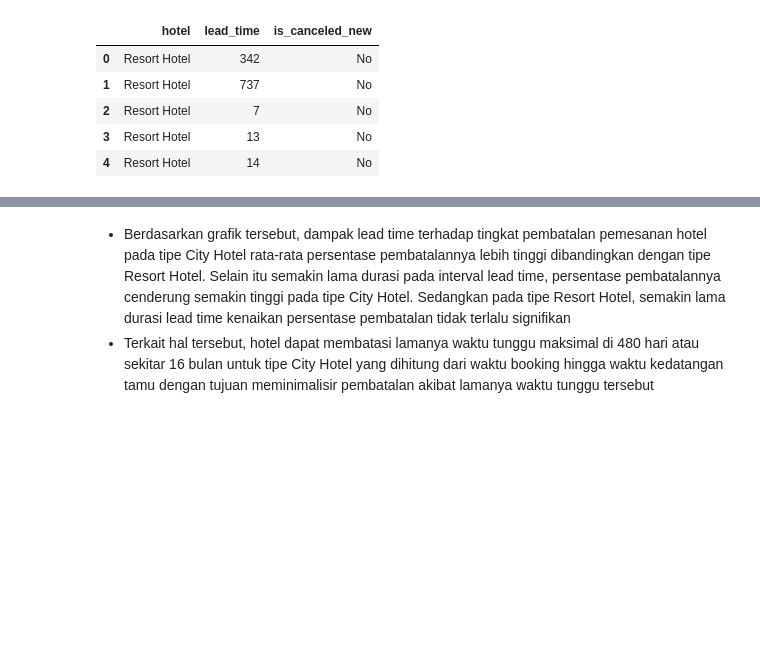
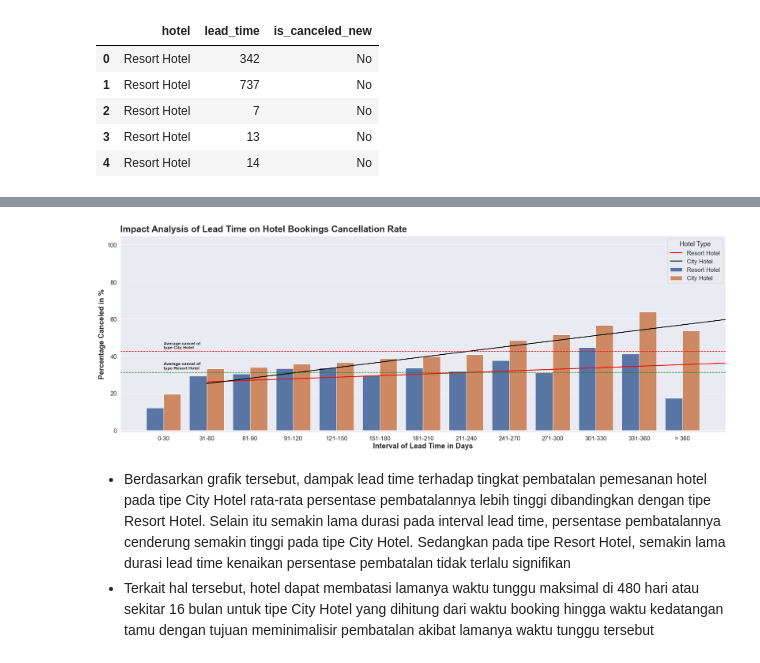
Before and after one commit to friskays/Investigate-Hotel-Business-using-Data-Visualization, a Jupyter notebook: Investigate_Hotel_Business_using_Data_Visualization.ipynb, the cells around one changed output, grey strips where cells are left out. Cells and saved outputs as stored; diff of their text form; code cells hidden in the pictures; blank space fills up the shorter version.

Commit message:
add mean in the grafik

```diff
--- a/Investigate_Hotel_Business_using_Data_Visualization.ipynb
+++ b/Investigate_Hotel_Business_using_Data_Visualization.ipynb
@@ -727,3 +707,23 @@ plt.show()
+# %%
+plt.rcParams['figure.figsize'] = (30,10)
+sns.set(font_scale=1.5)
+sns.barplot(x='lead_time_bin', y='cancel rate', hue='hotel', data=df_pivot_lead_new)
+sns.regplot(x=df_pivot_lead['sort_lead_time_bin'], y=df_pivot_lead['Resort Hotel'],ci=None,scatter= False,label='Resort Hotel',color='red')
+sns.regplot(x=df_pivot_lead['sort_lead_time_bin'], y=df_pivot_lead['City Hotel'],ci=None,scatter= False,label='City Hotel',color='black')
+plt.axhline(y = df_pivot_lead_new[df_pivot_lead_new['hotel']=='City Hotel'].mean()[1], color ="red", linestyle ="--")
+plt.axhline(y = df_pivot_lead_new[df_pivot_lead_new['hotel']=='Resort Hotel'].mean()[1], color ="green", linestyle ="--")
+plt.text(x=-1,y=107,s="Impact Analysis of Lead Time on Hotel Bookings Cancellation Rate",fontsize=25,weight='bold')
+plt.text(x=0,y=44,s='Average cancel of \ntype City Hotel',fontsize=12,weight='bold')
+plt.text(x=0,y=33,s='Average cancel of \ntype Resort Hotel',fontsize=12,weight='bold')
+plt.xlim(-1,13)
+plt.ylim(-1,105)
+plt.legend(title='Hotel Type')
+plt.xlabel('Interval of Lead Time in Days',fontsize = 20, weight='bold')
+plt.ylabel('Percentage Canceled in %',fontsize = 20, weight='bold')
+
+plt.show()
+# %% [output]
+[figure, added]
 # %% [markdown]
 - Berdasarkan grafik tersebut, dampak lead time terhadap tingkat pembatalan pemesanan hotel pada tipe City Hotel rata-rata persentase pembatalannya lebih tinggi dibandingkan dengan tipe Resort Hotel. Selain itu semakin lama durasi pada interval lead time, persentase pembatalannya cenderung semakin tinggi pada tipe City Hotel. Sedangkan pada tipe Resort Hotel, semakin lama durasi lead time kenaikan persentase pembatalan tidak terlalu signifikan
 - Terkait hal tersebut, hotel dapat membatasi lamanya waktu tunggu maksimal di 480 hari atau sekitar 16 bulan untuk tipe City Hotel yang dihitung dari waktu booking hingga waktu kedatangan tamu dengan tujuan meminimalisir pembatalan akibat lamanya waktu tunggu tersebut
```
Also changed, not shown: parts of 17 cells of this notebook.
